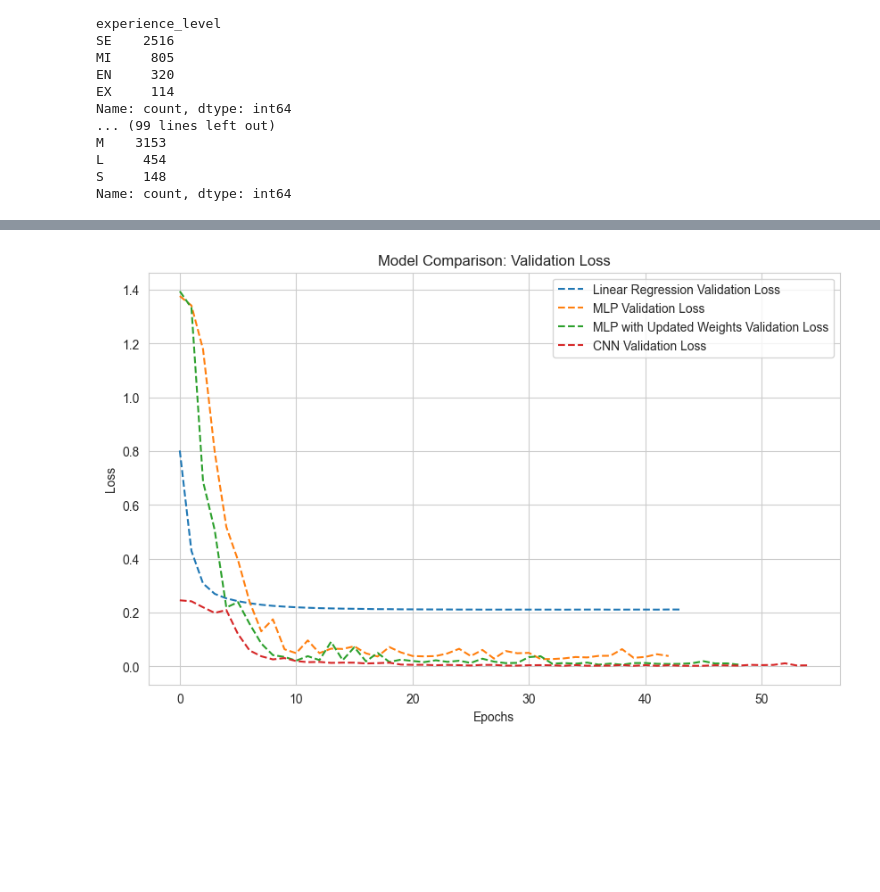
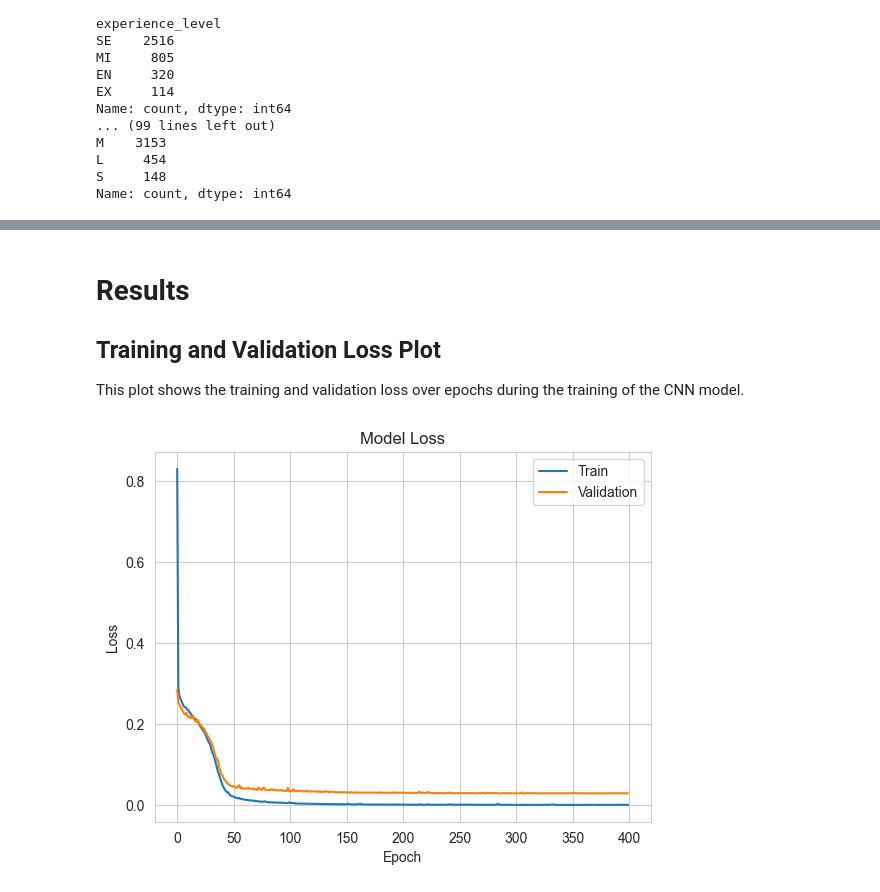
Before and after one commit to itamarKraitman/2024DeepLearningCourseProject, a Jupyter notebook: Main_Notebook.ipynb, the cells around one changed output, grey strips where cells are left out. Drawn from its saved outputs; the diff is of its cells as text; code cells hidden in the pictures; blank space fills up the shorter version.

```diff
--- a/Main_Notebook.ipynb
+++ b/Main_Notebook.ipynb
@@ -562,11 +261,6 @@ employment_type
 # %%
 data_X = data.drop('salary_in_usd', axis=1)
 y = data['salary_in_usd']
-
-indices = data.index
-train_indices, valid_indices = train_test_split(indices, test_size=0.2, random_state=42)
-X_train, y_train = data_X.loc[train_indices, :], y.loc[train_indices]
-sample_weights_train = sample_weights[train_indices]
 
 numeric_features = data_X.select_dtypes(include=[np.number])
 numeric_transformer = StandardScaler()
@@ -574,7 +268,6 @@ numeric_transformer = StandardScaler()
 categorical_features = data_X.select_dtypes(include=['object'])
 categorical_transformer = OneHotEncoder(sparse_output=False, handle_unknown='ignore')
 
-# Combine transformers
 preprocessor = ColumnTransformer(
     transformers=[
         ('num', numeric_transformer, numeric_features.columns),
@@ -582,11 +275,12 @@ preprocessor = ColumnTransformer(
     ])
 
 indices = data.index
-train_indices, valid_indices = train_test_split(indices, test_size=0.3, random_state=42)
+train_indices, rest_indices = train_test_split(indices, test_size=0.3, random_state=42)
+valid_indices, test_indices  = train_test_split(rest_indices, test_size=0.5, random_state=42)
 x_train, y_train = data_X.loc[train_indices, :], y.loc[train_indices]
-sample_weights_train = sample_weights[train_indices]
+x_valid, y_valid = data_X.loc[valid_indices, :], y.loc[valid_indices]
+x_test, y_test = data_X.loc[test_indices, :], y.loc[test_indices]
 
-# Apply transformers to training and testing sets
 X_train_preprocessed = preprocessor.fit_transform(x_train)
 X_valid_preprocessed = preprocessor.transform(x_valid)
 X_test_preprocessed = preprocessor.transform(x_test)
@@ -733,5 +339,5 @@ plt.show()
 # %%
-cnn_model_early_stopping = Sequential([
+cnn_model = Sequential([
     Conv1D(32, 3, activation='relu', input_shape=(248, 1)),
     MaxPooling1D(2),
 
@@ -748,20 +354,9 @@ cnn_model_early_stopping = Sequential([
     Dense(1)
 ])
 
-cnn_model_early_stopping.compile(optimizer='adam',
+cnn_model.compile(optimizer=Adam(learning_rate=0.0001),
                   loss='mean_squared_error',
                   metrics=['mae'])
 
-cnn_model_early_stopping.summary()
-
-# Train the model
-cnn_model_history_early_stopping = cnn_model_early_stopping.fit(X_train_preprocessed, y_train,
-                    validation_data=(X_valid_preprocessed, y_valid),
-                    epochs=400,
-                    batch_size=32,
-                    verbose=2,
-                    callbacks=[early_stopping])
-
-# Evaluate the model on the validation set
-cnn_model_evalutaion_result_early_stopping = cnn_model_early_stopping.evaluate(X_valid_preprocessed, y_valid, verbose=0)
+cnn_model.summary()
 # %% [output]
@@ -901,13 +406,14 @@ plt.show()
+# %% [markdown]
+# Results
+## Training and Validation Loss Plot
+This plot shows the training and validation loss over epochs during the training of the CNN model.
 # %%
-plt.figure(figsize=(10, 6))
-for history, name in zip(history_objects, model_names):
-    plt.plot(history.history['val_loss'], label=f'{name} Validation Loss', linestyle='--')
-
-plt.title('Models Comparison: Validation Loss')
-plt.xlabel('Epochs')
+plt.plot(cnn_model_history.history['loss'])
+plt.plot(cnn_model_history.history['val_loss'])
+plt.title('Model Loss')
+plt.xlabel('Epoch')
 plt.ylabel('Loss')
-plt.legend()
-plt.grid(True)
+plt.legend(['Train', 'Validation'], loc='upper right')
 plt.show()
 # %% [output]
-[figure, old version]
+[figure, new version]
```
Also changed, not shown: parts of 68 cells of this notebook, 2 other files.
